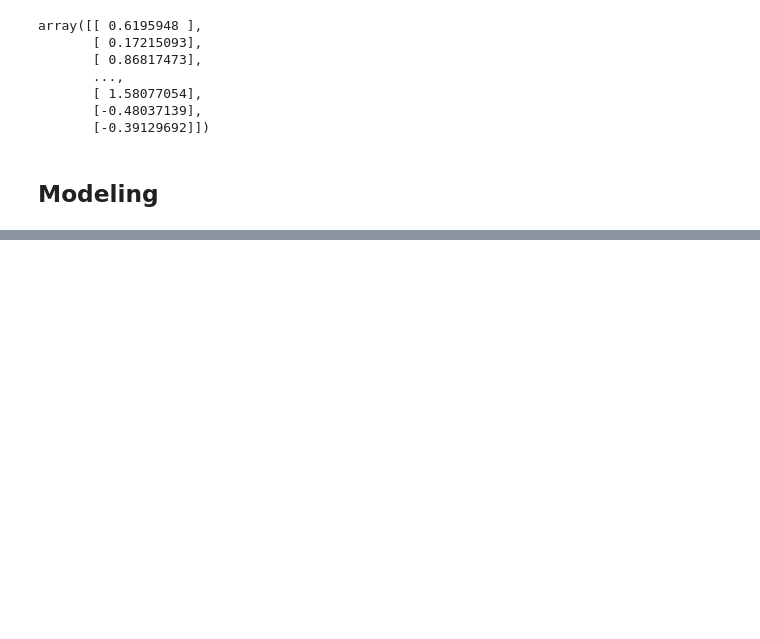
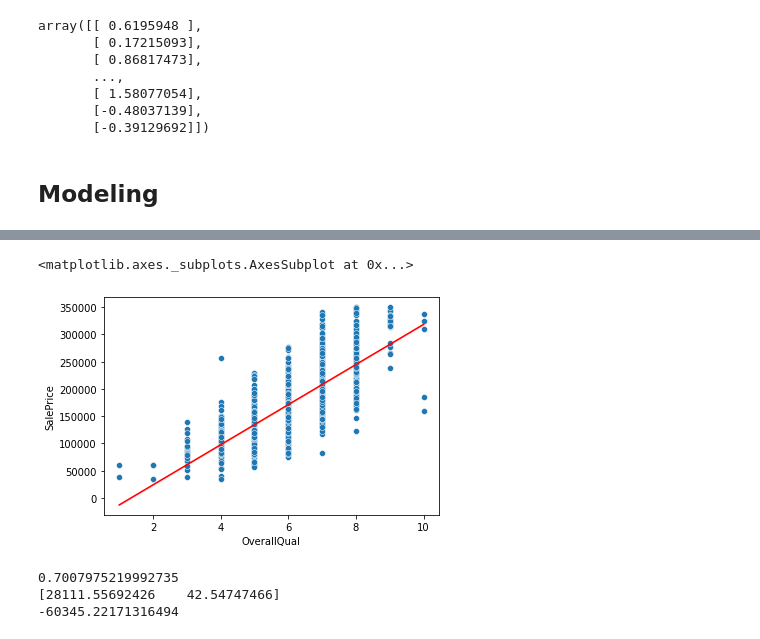
Before and after one commit to erinmcmahon26/Housing-Prices-Regression, a Jupyter notebook: Housing_Prices_Regression.ipynb, the cells around one changed output, grey strips where cells are left out. Saved outputs shown, nothing was run; the diff lists cells and outputs as text; code cells hidden in the pictures; blank space fills up the shorter version.

```diff
--- a/Housing_Prices_Regression.ipynb
+++ b/Housing_Prices_Regression.ipynb
@@ -305,8 +310,3 @@ array([[ 0.6195948 ],
        [-0.39129692]])
 # %% [markdown]
 ## Modeling
-# %%
-from sklearn.linear_model import LinearRegression
-
-lin_reg = LinearRegression()
-lin_reg.fit(df_lessthen350k,)
@@ -314,0 +315,10 @@ TypeError: ignored
+# %%
+import statsmodels.api as sm
+
+y = df_lessthen350k['SalePrice']
+x = df_lessthen350k['OverallQual']
+x = sm.add_constant(x)
+
+lm = sm.OLS(y,x).fit()
+lm.predict()
+lm.summary()
@@ -314,0 +345,24 @@ TypeError: ignored
+# %%
+y_pred = 36810 * x['OverallQual'] - 49560
+# %%
+sns.scatterplot(x=x['OverallQual'], y=y)
+sns.lineplot(x=x['OverallQual'], y=y_pred, color='red')
+# %% [output]
+<matplotlib.axes._subplots.AxesSubplot at 0x...>
+[figure, added]
+# %%
+# can't get this to work with just one variable
+from sklearn import linear_model
+
+y = df_lessthen350k['SalePrice']
+x = df_lessthen350k[['OverallQual', 'GrLivArea']]
+
+lm = linear_model.LinearRegression()
+lm.fit(x, y)
+print(lm.score(x,y))
+print(lm.coef_)
+print(lm.intercept_)
+# %% [output]
+0.7007975219992735
+[28111.55692426    42.54747466]
+-60345.22171316494
```
Also changed, not shown: parts of 20 cells of this notebook.
